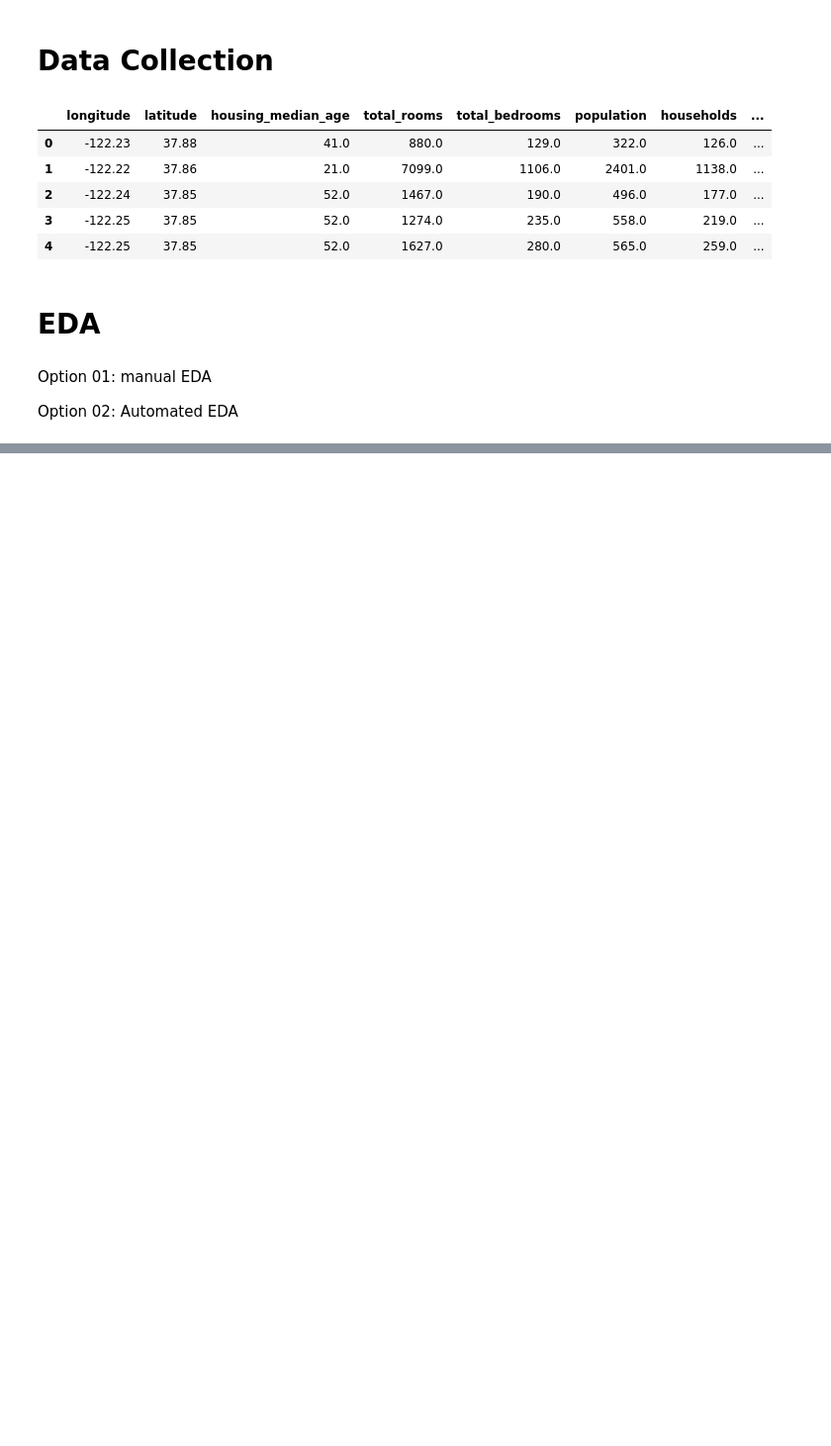
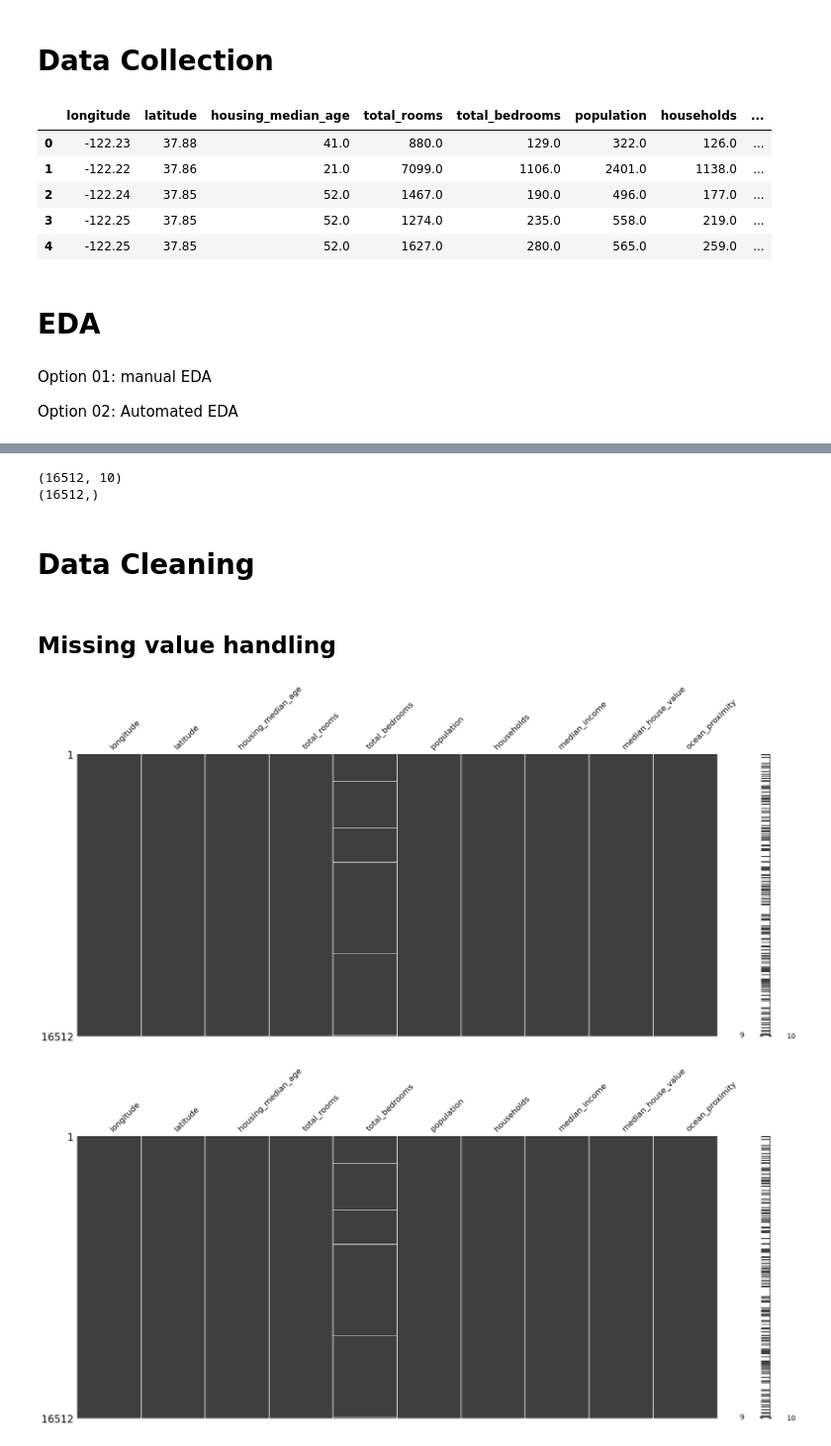
Before and after one commit to meftaul/e2e-ml-housing-project, a Jupyter notebook: notebooks/EDA.ipynb, the cells around one changed output, grey strips where cells are left out. Shown at 99% size. Cells and saved outputs as stored; diff of their text form; code cells hidden in the pictures; blank space fills up the shorter version.

```diff
--- a/notebooks/EDA.ipynb
+++ b/notebooks/EDA.ipynb
@@ -31,0 +64,6 @@ d.open_browser()
+# %%
+import numpy as np
+
+bins = [0.0, 1.5, 3.0, 4.5, 6.0, np.inf]
+
+data["income_cat"] = pd.cut(data["median_income"], bins, labels=[1, 2, 3, 4, 5])
@@ -31,0 +96,5 @@ d.open_browser()
+# %%
+train_set, test_set = train_test_split(data, test_size=0.2, random_state=12312)
+strat_train_set, strat_test_set = train_test_split(
+    data, test_size=0.2, random_state=12312, stratify=data["income_cat"]
+)
@@ -31,0 +144,13 @@ d.open_browser()
+# %%
+housing = strat_train_set.drop("income_cat", axis=1)
+housing_labels = strat_train_set["median_house_value"].copy()
+
+print(housing.shape)
+print(housing_labels.shape)
+# %% [output]
+(16512, 10)
+(16512,)
+# %% [markdown]
+# Data Cleaning
+# %% [markdown]
+## Missing value handling
@@ -31,0 +162,6 @@ d.open_browser()
+# %%
+msno.matrix(housing)
+plt.show()
+# %% [output]
+[figure, added]
+[figure, added]
```
Also changed, not shown: parts of 29 cells of this notebook, 2 other files.
